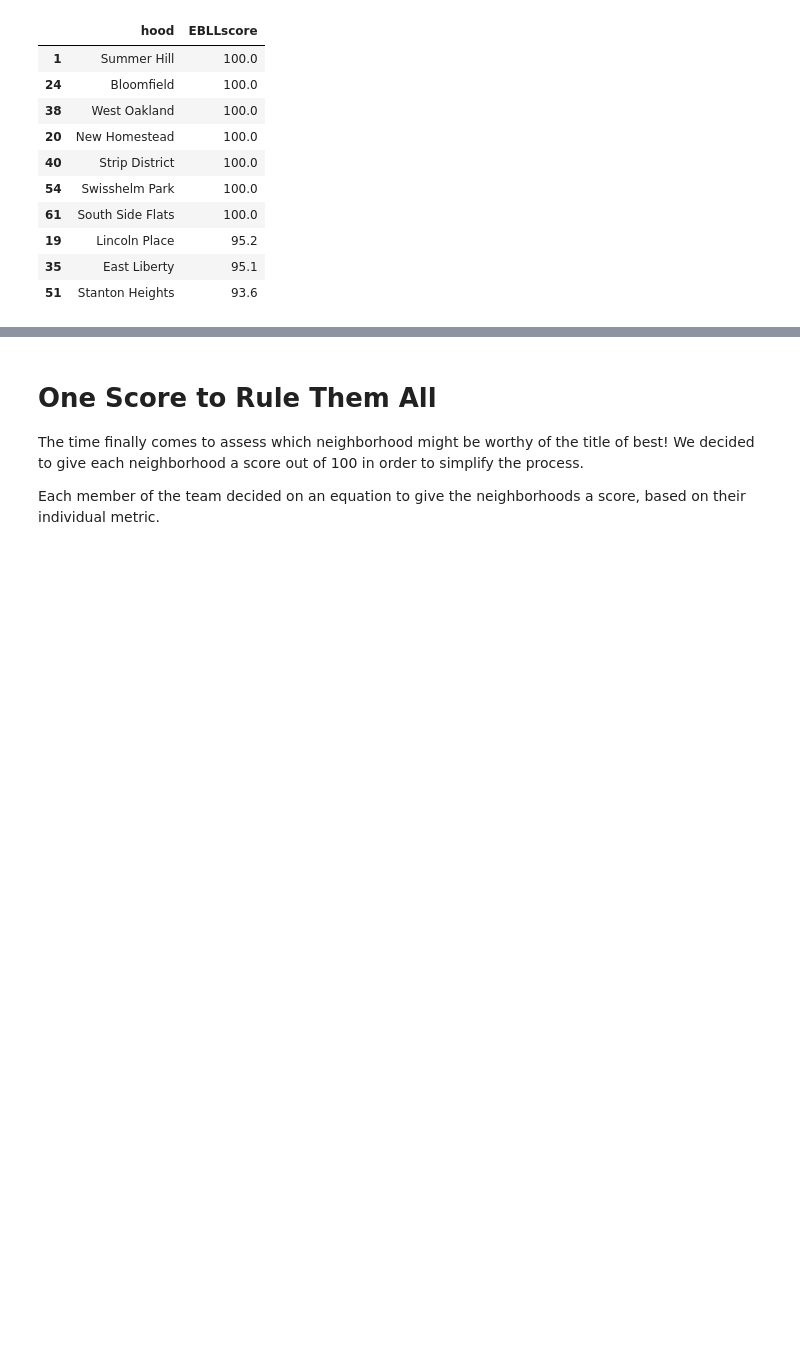
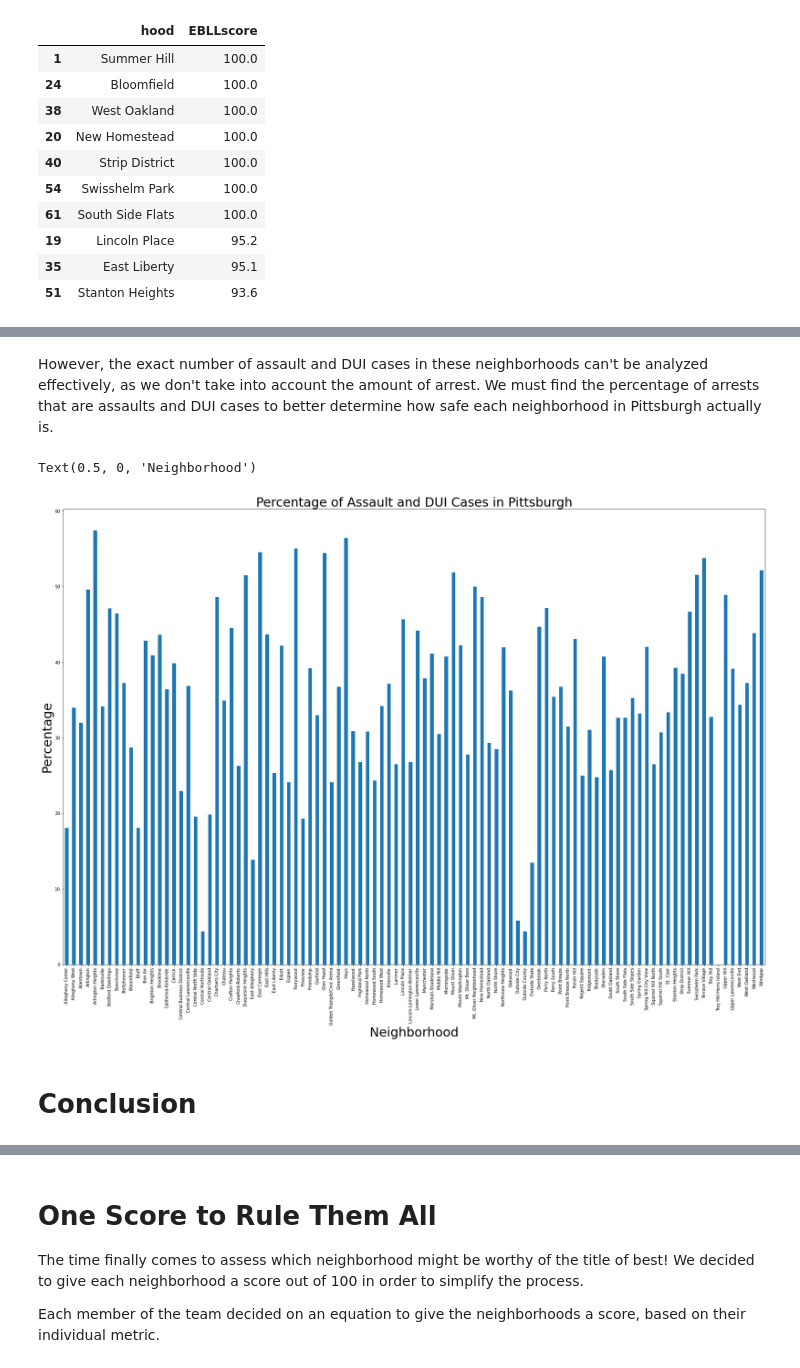
Before and after one commit to neffers/pittsburgh-neighborhood-analysis, a Jupyter notebook: combined-analysis.ipynb, the cells around one changed output, grey strips where cells are left out. Drawn from its saved outputs; the diff is of its cells as text; code cells hidden in the pictures; blank space fills up the shorter version.

```diff
--- a/combined-analysis.ipynb
+++ b/combined-analysis.ipynb
@@ -135,0 +142,17 @@ ls = lawscored.to_frame().reset_index()
+# %% [markdown]
+<p>However, the exact number of assault and DUI cases in these neighborhoods can't be analyzed effectively, as we don't take into account the amount of arrest. We must find the percentage of arrests that are assaults and DUI cases to better determine how safe each neighborhood in Pittsburgh actually is.</p>
+# %%
+percent = (p["INCIDENTNEIGHBORHOOD"].value_counts()/police_arrest["INCIDENTNEIGHBORHOOD"].value_counts()) * 100
+percent.fillna(0, inplace = True)
+score = 100 - percent
+lawscored = score.sort_values()
+ls = lawscored.to_frame().reset_index()
+percent.plot(kind = "bar", figsize = (30,20))
+plt.title("Percentage of Assault and DUI Cases in Pittsburgh", fontsize = 30)
+plt.ylabel("Percentage", fontsize = 30)
+plt.xlabel("Neighborhood", fontsize = 30)
+# %% [output]
+Text(0.5, 0, 'Neighborhood')
+[figure, added]
+# %% [markdown]
+# Conclusion
```
Also changed, not shown: parts of 5 cells of this notebook.
